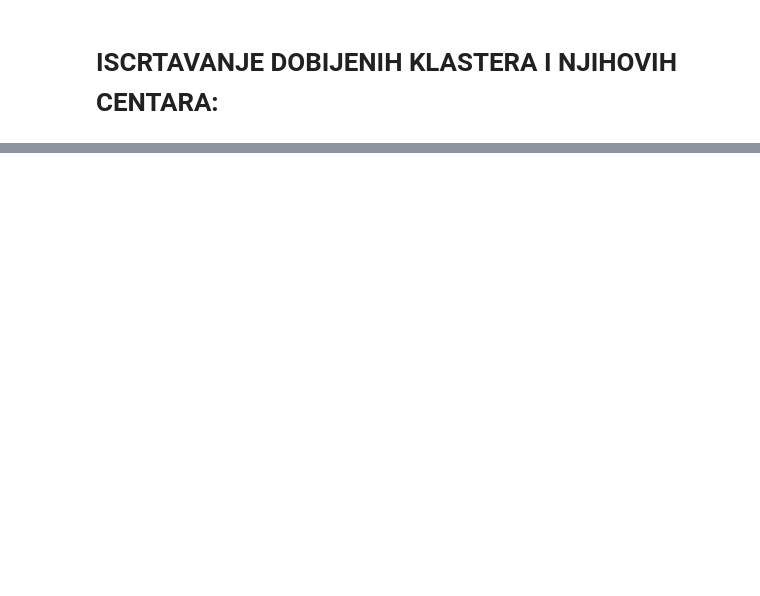
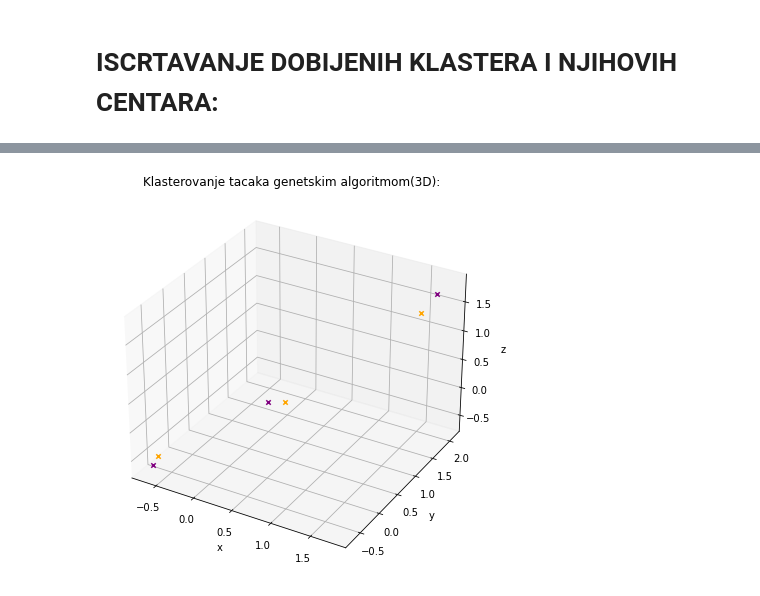
Before and after one commit to erminskrijelj/RI_projekat, a Jupyter notebook: riprojekat.ipynb, the cells around one changed output, grey strips where cells are left out. Saved outputs shown, nothing was run; the diff lists cells and outputs as text; code cells hidden in the pictures; blank space fills up the shorter version.

```diff
--- a/riprojekat.ipynb
+++ b/riprojekat.ipynb
@@ -520,0 +903,17 @@ elif num_dimensions==3:
+# %%
+fig=plt.figure(figsize=(16,7))
+ax=fig.add_subplot(111,projection='3d')
+ax.set_title("Klasterovanje tacaka genetskim algoritmom(3D): ")
+ax.set_xlabel("x")
+ax.set_ylabel("y")
+ax.set_zlabel("z")
+colors=["red","green","blue","yellow","black"]
+
+for j in range(num_clusters):
+    ax.scatter((cluster_centers[j])[0],(cluster_centers[j])[1],(cluster_centers[j])[2],c="orange",marker="x")
+
+
+for j in range(num_clusters):
+    ax.scatter((k_means_centers[j])[0],(k_means_centers[j])[1],(k_means_centers[j])[2],c="purple",marker="x")
+# %% [output]
+[figure, added]
```
Also changed, not shown: parts of 78 cells of this notebook.
